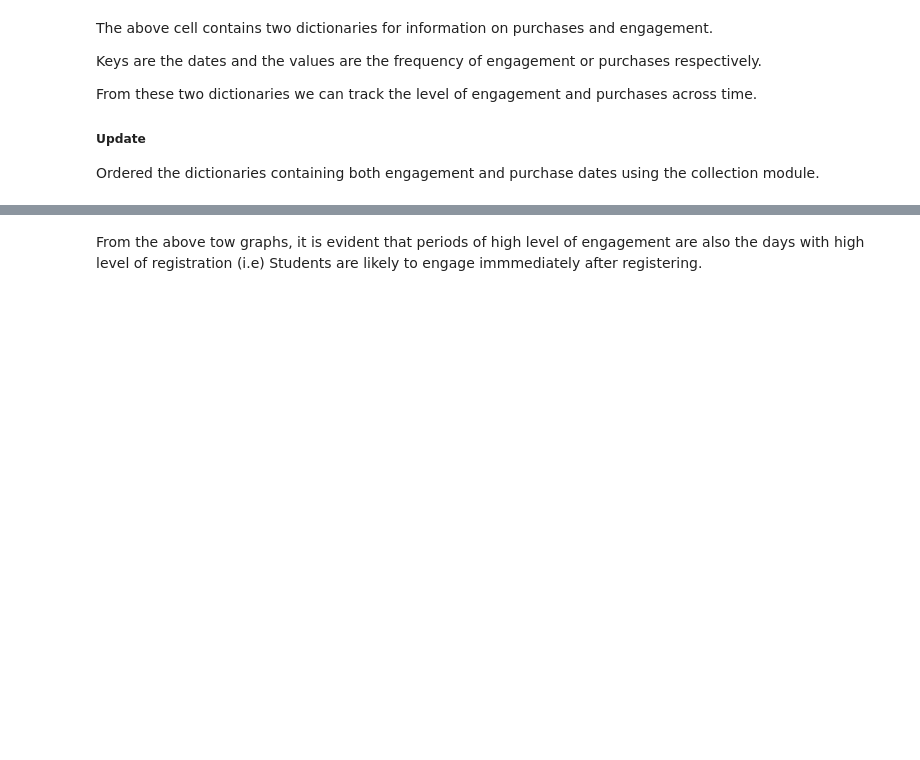
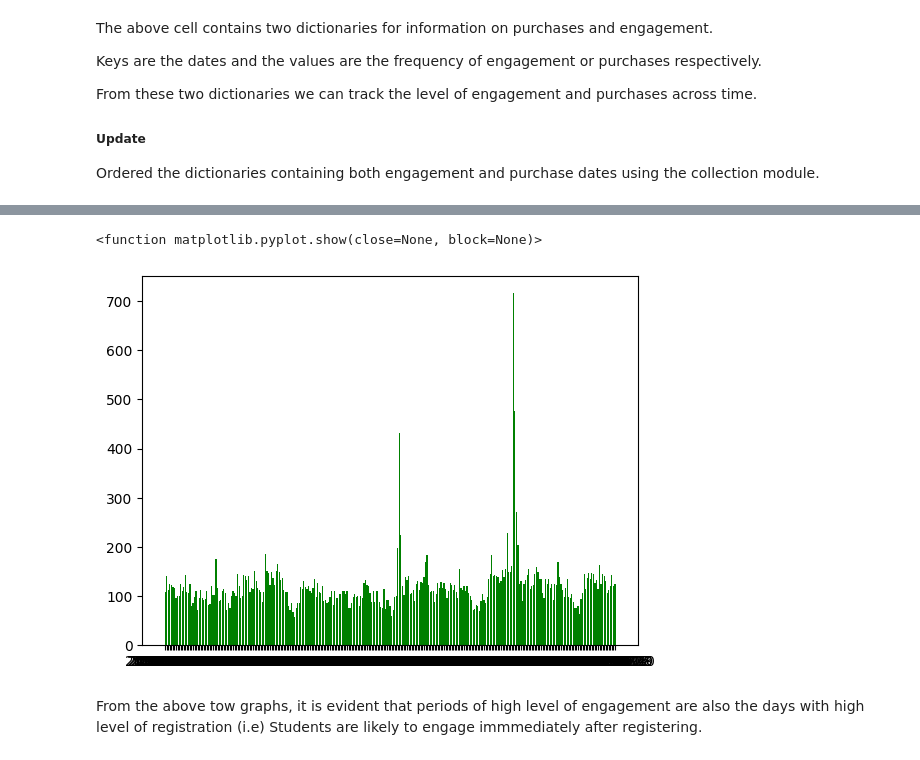
Before and after one commit to puvanans/365-DS-Competition, a Jupyter notebook: Engagement.ipynb, the cells around one changed output, grey strips where cells are left out. Saved outputs shown, nothing was run; the diff lists cells and outputs as text; code cells hidden in the pictures; blank space fills up the shorter version.

Commit message:
created dicts for dates of purchase, engagement, and registration

```diff
--- a/Engagement.ipynb
+++ b/Engagement.ipynb
@@ -73,9 +74,12 @@ plt.show
 # %%
-registration_date = (student_info_cleaned['date_registered'].value_counts().to_dict())
-registration_date_ordered = collections.OrderedDict(sorted(registration_date.items()))
+registration_dates = (student_info_cleaned['date_registered'].value_counts().to_dict())
+registration_dates_ordered = collections.OrderedDict(sorted(registration_date.items()))
 # %%
-plt.bar(list(registration_date_ordered.keys()),registration_date_ordered.values(),color='g')
+plt.bar(list(registration_dates_ordered.keys()),registration_dates_ordered.values(),color='g')
 plt.show
+# %% [output]
+<function matplotlib.pyplot.show(close=None, block=None)>
+[figure, added]
 # %% [markdown]
 From the above tow graphs, it is evident that periods of high level of engagement are also the days with high level of registration (i.e) Students are likely to engage immmediately after registering.
 # %%
```
Also changed, not shown: parts of 5 cells of this notebook.
